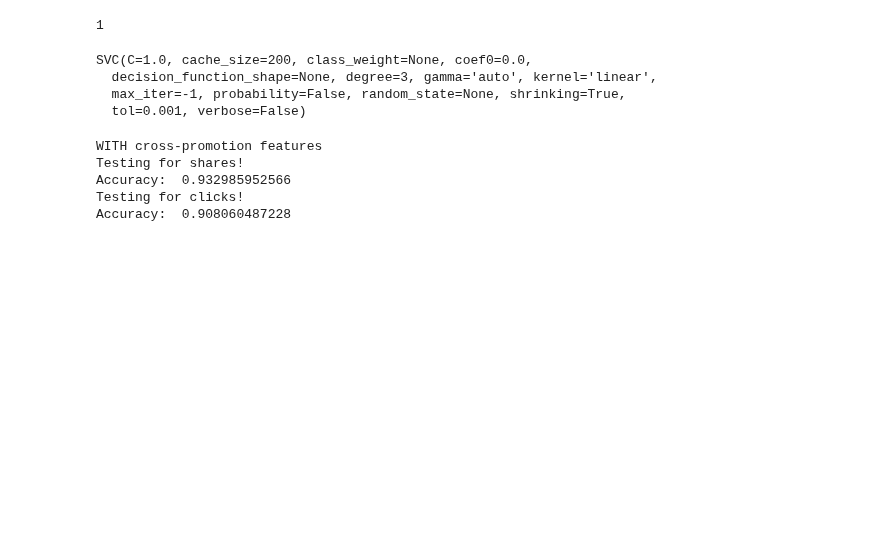
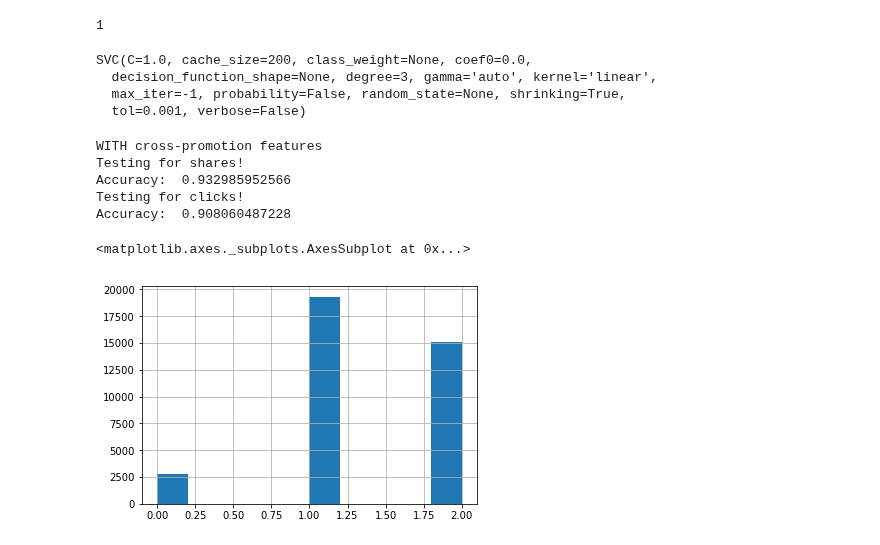
Before and after one commit to eshwarchandrasekharan/predict-pop, a Jupyter notebook: code/overall-performance.ipynb, the cells around one changed output. Drawn from its saved outputs; the diff is of its cells as text; code cells hidden in the pictures; blank space fills up the shorter version.

```diff
--- a/code/overall-performance.ipynb
+++ b/code/overall-performance.ipynb
@@ -1088,3 +1448,9 @@ Testing for shares!
 Accuracy:  0.932985952566
 Testing for clicks!
 Accuracy:  0.908060487228
+# %%
+%matplotlib inline
+train['clicks_bucket'].hist()
+# %% [output]
+<matplotlib.axes._subplots.AxesSubplot at 0x...>
+[figure, added]
```
Also changed, not shown: parts of 29 cells of this notebook, 2 other files.
